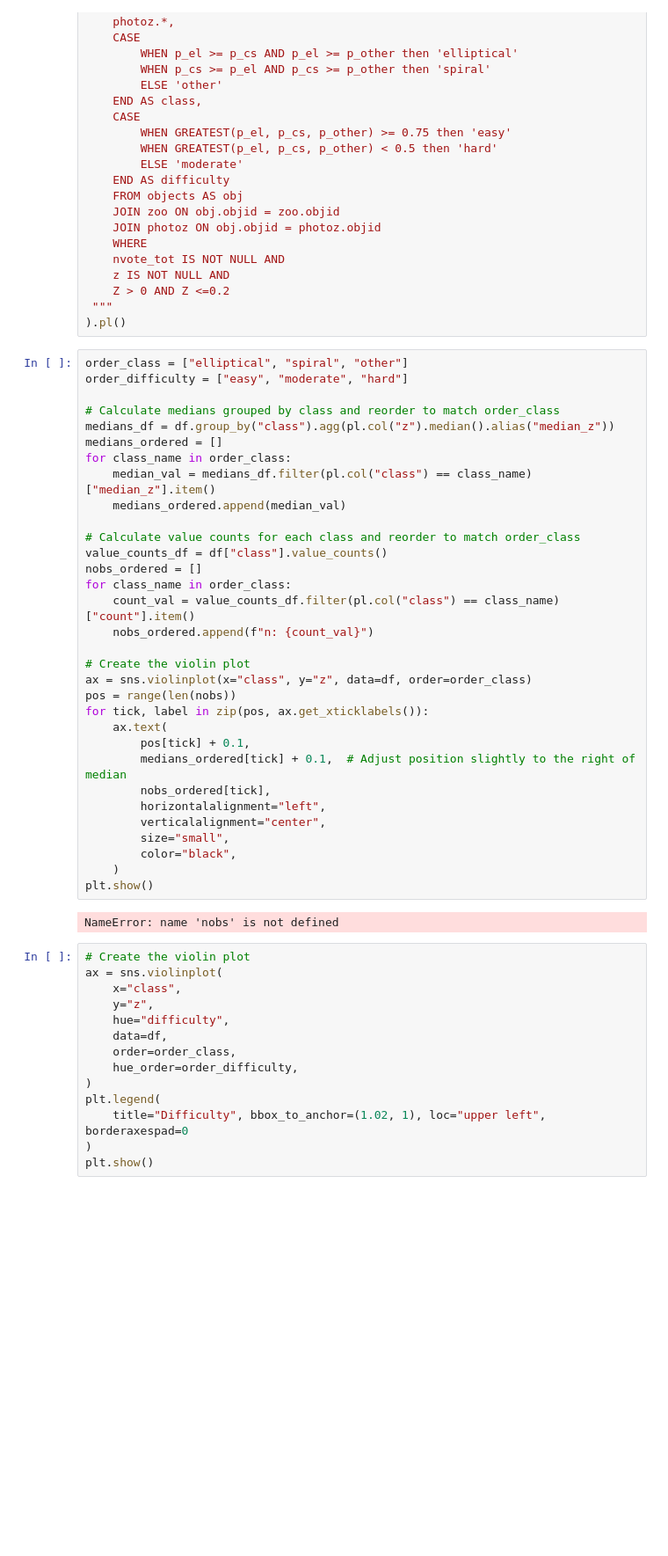
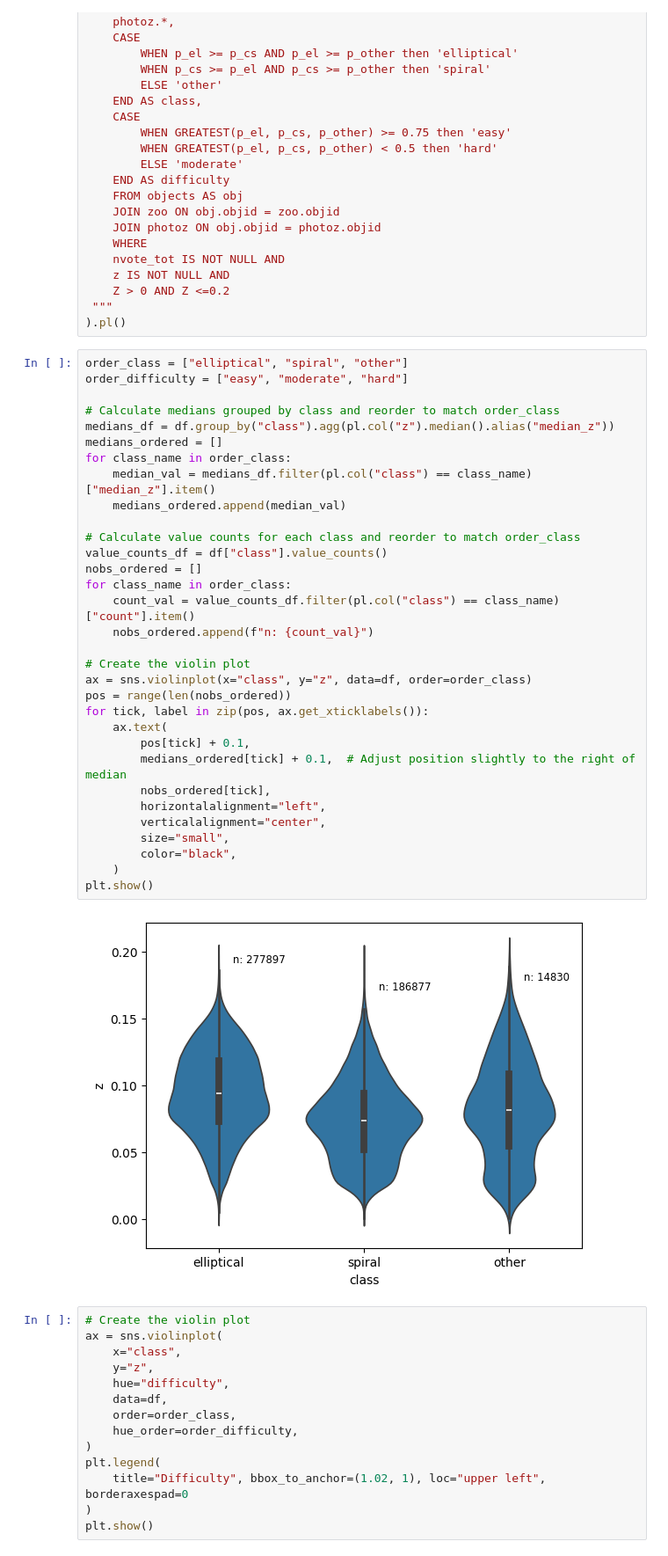
Before and after one commit to gsiemon/galaxy_classification_guide, a Jupyter notebook: notebooks/explore_tables_new.ipynb, the cells around one changed output. Shown at 88% size. Saved outputs shown, nothing was run; the diff lists cells and outputs as text; blank space fills up the shorter version.

```diff
--- a/notebooks/explore_tables_new.ipynb
+++ b/notebooks/explore_tables_new.ipynb
@@ -228,35 +228,35 @@ order_class = ["elliptical", "spiral", "other"]
 order_difficulty = ["easy", "moderate", "hard"]
 
 # Calculate medians grouped by class and reorder to match order_class
 medians_df = df.group_by("class").agg(pl.col("z").median().alias("median_z"))
 medians_ordered = []
 for class_name in order_class:
     median_val = medians_df.filter(pl.col("class") == class_name)["median_z"].item()
     medians_ordered.append(median_val)
 
 # Calculate value counts for each class and reorder to match order_class
 value_counts_df = df["class"].value_counts()
 nobs_ordered = []
 for class_name in order_class:
     count_val = value_counts_df.filter(pl.col("class") == class_name)["count"].item()
     nobs_ordered.append(f"n: {count_val}")
 
 # Create the violin plot
 ax = sns.violinplot(x="class", y="z", data=df, order=order_class)
-pos = range(len(nobs))
+pos = range(len(nobs_ordered))
 for tick, label in zip(pos, ax.get_xticklabels()):
     ax.text(
         pos[tick] + 0.1,
         medians_ordered[tick] + 0.1,  # Adjust position slightly to the right of median
         nobs_ordered[tick],
         horizontalalignment="left",
         verticalalignment="center",
         size="small",
         color="black",
     )
 plt.show()
 # %% [output]
-NameError: name 'nobs' is not defined
+[figure, added]
 # %%
 # Create the violin plot
 ax = sns.violinplot(
```
Also changed, not shown: parts of 3 cells of this notebook, 1 other file.
